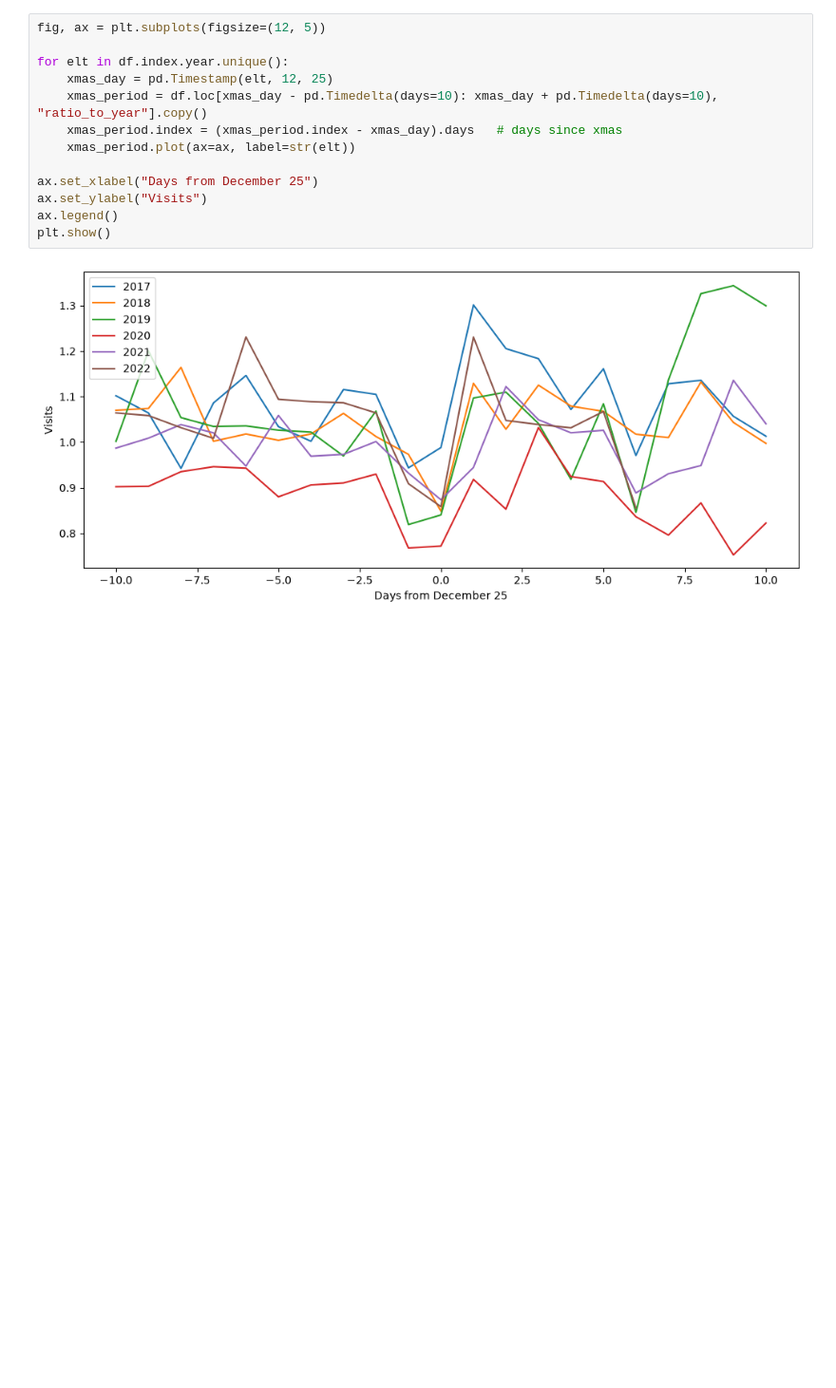
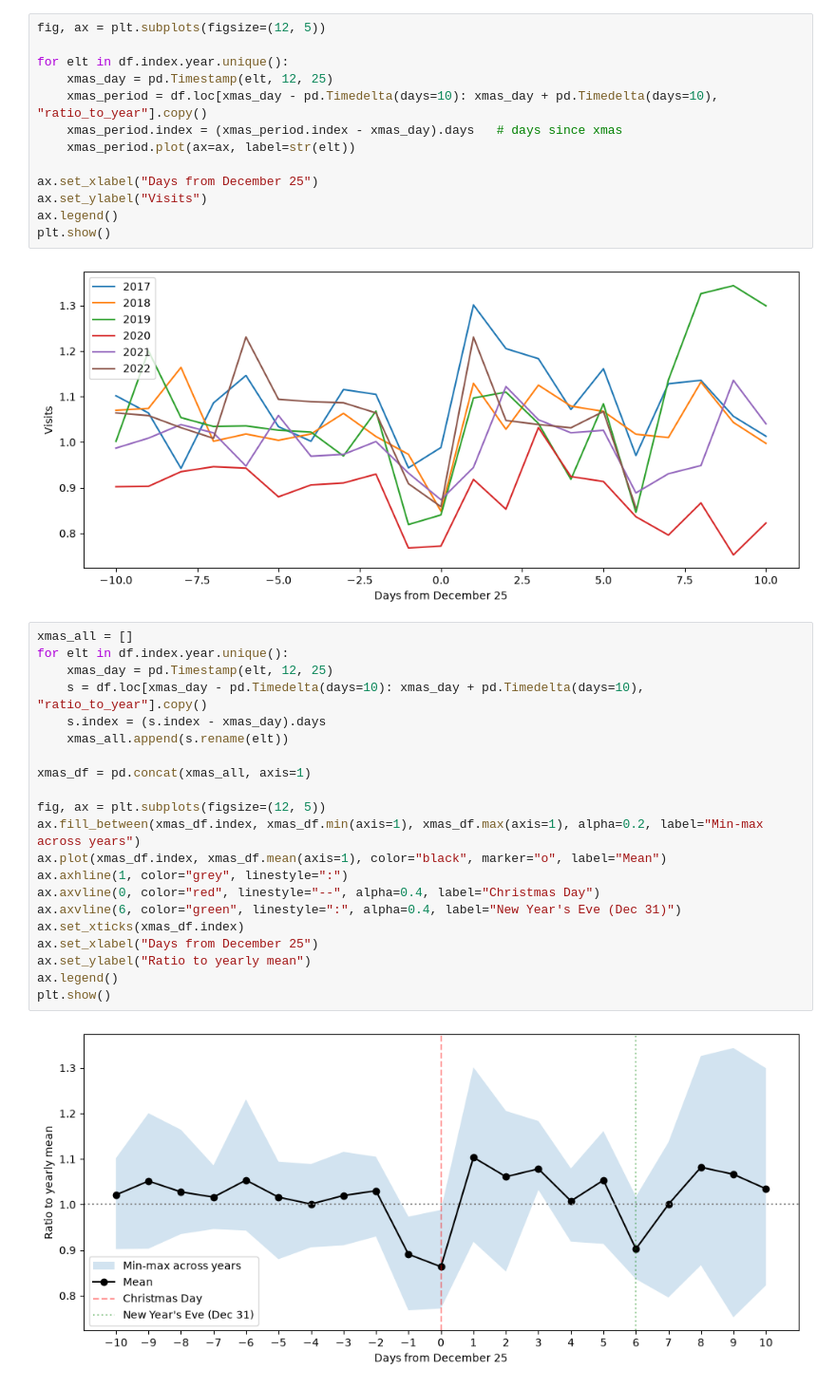
Before and after one commit to nailito/rhone-emergency-forecasting, a Jupyter notebook: analysis/02-exploratory-analysis.ipynb, the cells around one changed output. Shown at 95% size. Cells and saved outputs as stored; diff of their text form; blank space fills up the shorter version.

Commit message:
EA : Plot the ratio of visits around xmas compared with the ordinary days average

```diff
--- a/analysis/02-exploratory-analysis.ipynb
+++ b/analysis/02-exploratory-analysis.ipynb
@@ -189,3 +189,26 @@ ax.legend()
 plt.show()
 # %% [output]
 [figure]
+# %%
+xmas_all = []
+for elt in df.index.year.unique():
+    xmas_day = pd.Timestamp(elt, 12, 25)
+    s = df.loc[xmas_day - pd.Timedelta(days=10): xmas_day + pd.Timedelta(days=10), "ratio_to_year"].copy()
+    s.index = (s.index - xmas_day).days
+    xmas_all.append(s.rename(elt))
+
+xmas_df = pd.concat(xmas_all, axis=1)
+
+fig, ax = plt.subplots(figsize=(12, 5))
+ax.fill_between(xmas_df.index, xmas_df.min(axis=1), xmas_df.max(axis=1), alpha=0.2, label="Min-max across years")
+ax.plot(xmas_df.index, xmas_df.mean(axis=1), color="black", marker="o", label="Mean")
+ax.axhline(1, color="grey", linestyle=":")
+ax.axvline(0, color="red", linestyle="--", alpha=0.4, label="Christmas Day")
+ax.axvline(6, color="green", linestyle=":", alpha=0.4, label="New Year's Eve (Dec 31)")
+ax.set_xticks(xmas_df.index)
+ax.set_xlabel("Days from December 25")
+ax.set_ylabel("Ratio to yearly mean")
+ax.legend()
+plt.show()
+# %% [output]
+[figure, added]
```
Also changed, not shown: parts of 3 cells of this notebook.
